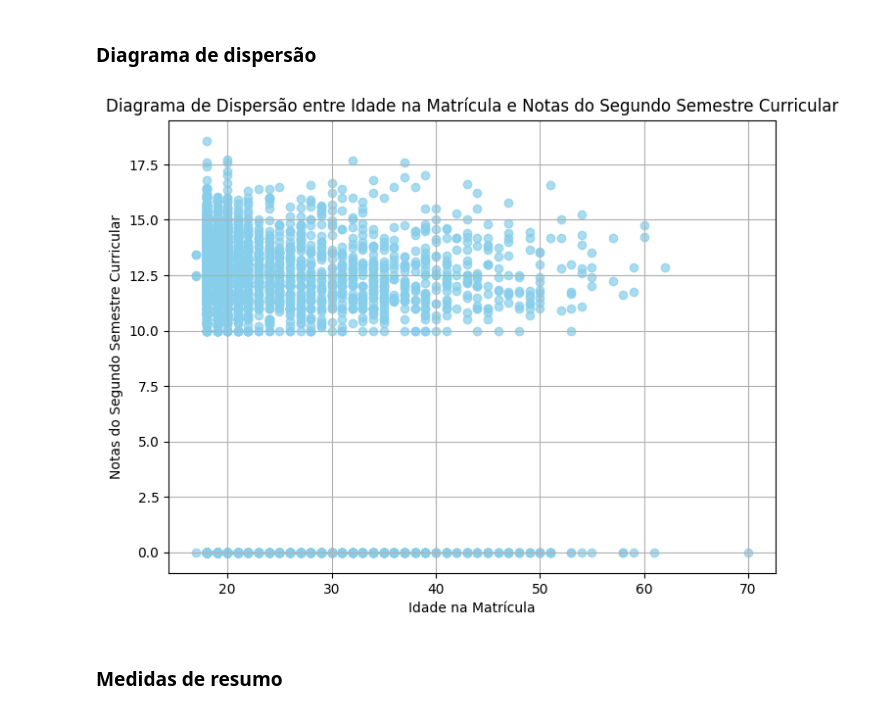
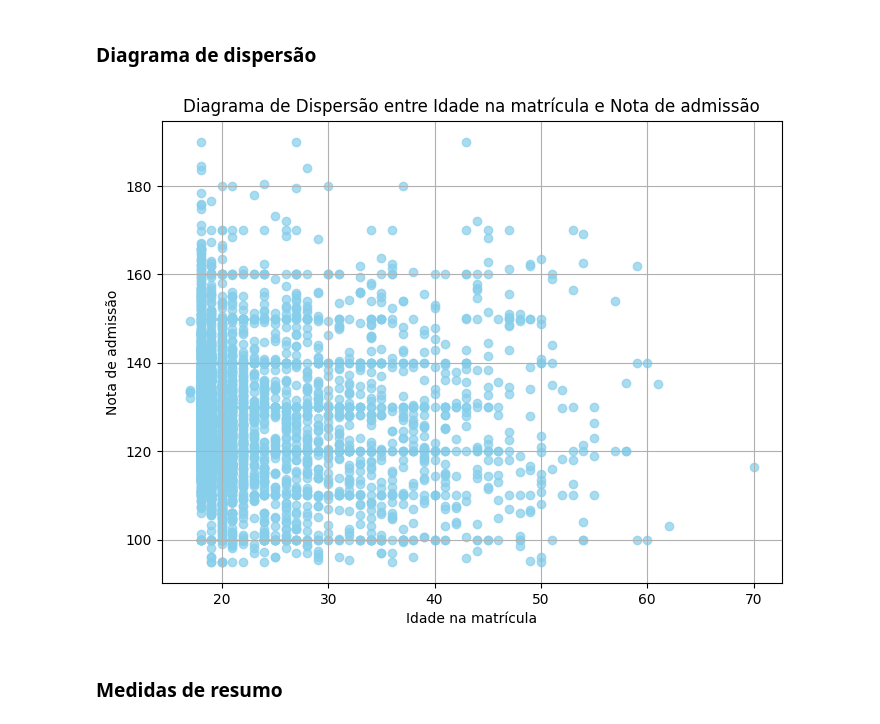
Before and after one commit to LeoRissetto/Trabalho-Estatistica, a Jupyter notebook: trabalho.ipynb, the cells around one changed output. Cells and saved outputs as stored; diff of their text form; code cells hidden in the pictures.

```diff
--- a/trabalho.ipynb
+++ b/trabalho.ipynb
@@ -302,19 +315,19 @@ for variavel in ['Notas do Segundo Semestre Curricular', 'Taxas de Desemprego']:
 ### Diagrama de dispersão
 # %%
 # Escolhe as duas variáveis quantitativas para o diagrama de dispersão
-variavel_x = 'Idade na Matrícula'
-variavel_y = 'Notas do Segundo Semestre Curricular'
+variavel_x = 'Idade na matrícula'
+variavel_y = 'Nota de admissão'
 
 # Cria o diagrama de dispersão
 plt.figure(figsize=(8, 6))
 plt.scatter(dados[variavel_x], dados[variavel_y], color='skyblue', alpha=0.7)
-plt.title('Diagrama de Dispersão entre Idade na Matrícula e Notas do Segundo Semestre Curricular')
+plt.title('Diagrama de Dispersão entre Idade na matrícula e Nota de admissão')
 plt.xlabel(variavel_x)
 plt.ylabel(variavel_y)
 plt.grid(True)
 plt.show()
 # %% [output]
-[figure, old version]
+[figure, new version]
 # %% [markdown]
 ### Medidas de resumo
 # %% [markdown]
```
Also changed, not shown: parts of 10 cells of this notebook, 1 other file.
